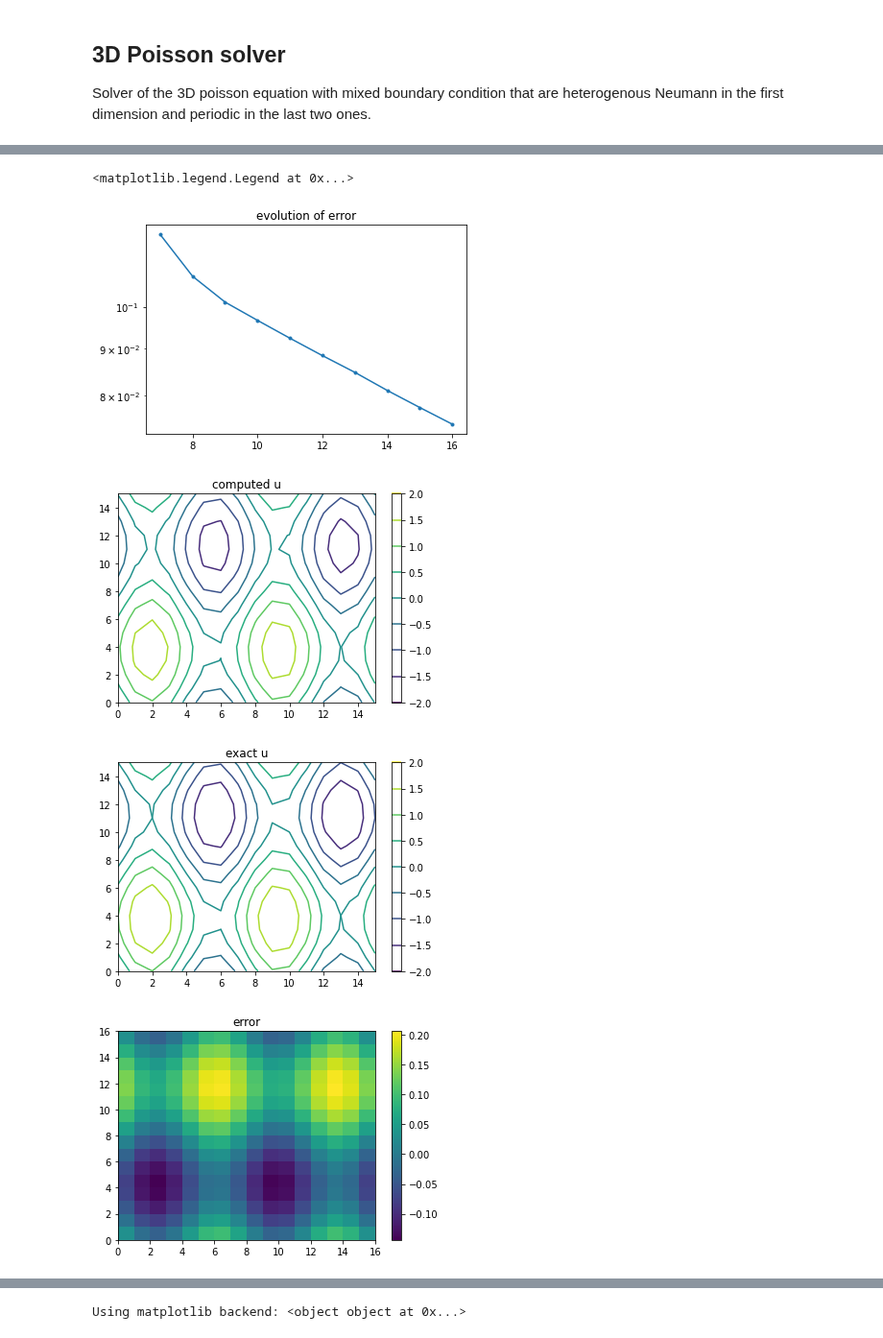
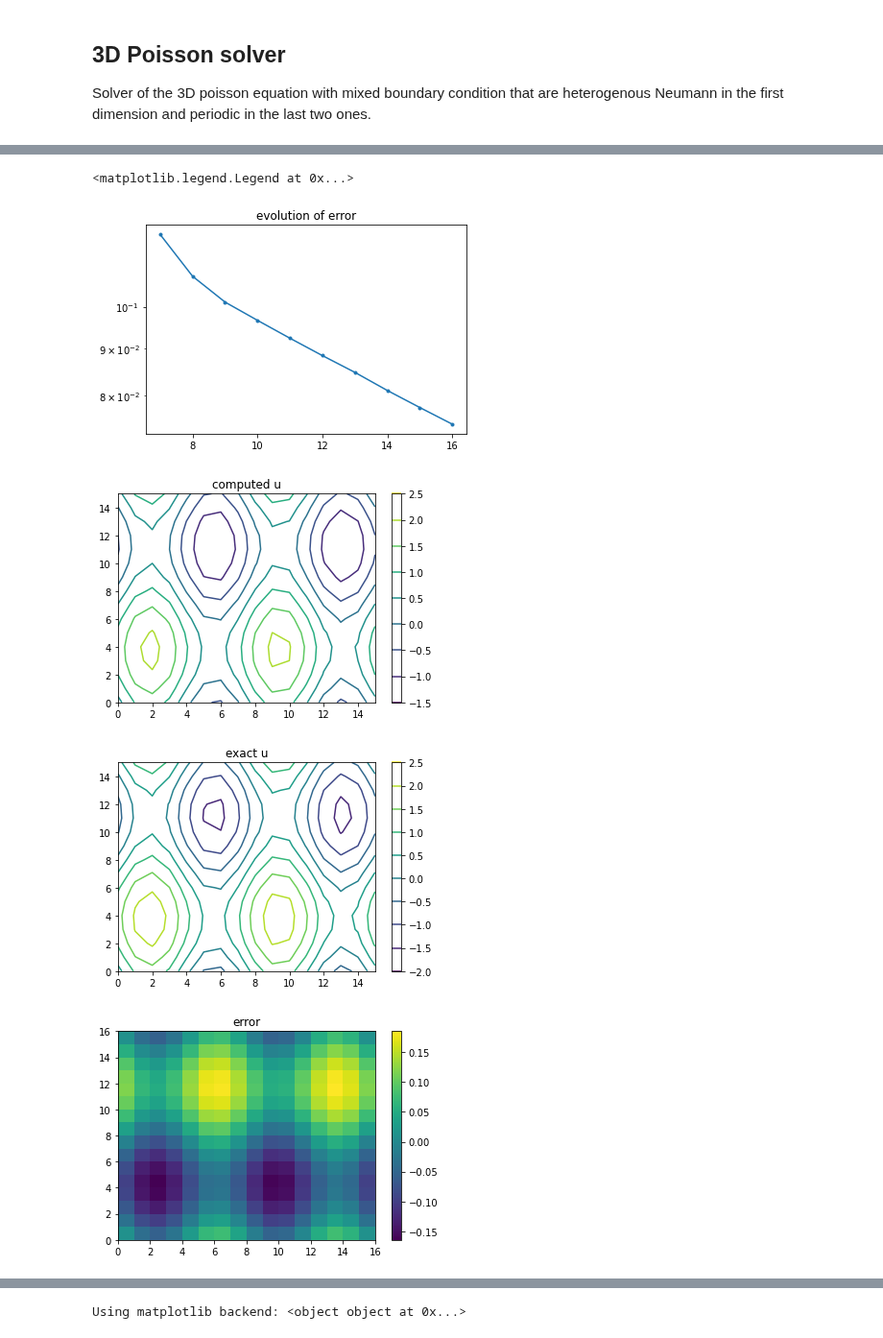
Before and after one commit to Benoit-Muller/Computational-Optimal-Transport, a Jupyter notebook: tests_BB.ipynb, the cells around one changed output, grey strips where cells are left out. Shown at 96% size. Drawn from its saved outputs; the diff is of its cells as text; code cells hidden in the pictures.

```diff
--- a/tests_BB.ipynb
+++ b/tests_BB.ipynb
@@ -113,7 +126,7 @@ print("max-norm of the error:   ", np.max(np.abs(u-uex_vect)))
 print("L1-norm of the error:   ", np.mean(np.abs(u-uex_vect)))
 print("residual 2-norm:        ", np.linalg.norm(res))
 
-i= 0
+i= 5
 plt.figure()
 plt.title("computed u")
 plt.contour(u[i,:,:])
@@ -122,35 +135,35 @@ plt.colorbar()
 plt.figure()
 plt.title("exact u")
 plt.contour(uex_vect[i,:,:])
 plt.colorbar()
 
 plt.figure()
 plt.title("error")
 plt.pcolormesh((u-uex_vect)[i,:,:])
 plt.colorbar()
 
 plt.figure()
-plt.plot(u[:,i,i])
-plt.plot(uex_vect[:,i,i],"green")
+plt.plot(u[i,i,:])
+plt.plot(uex_vect[i,i,:],"green")
 plt.legend(["computed","true"])
 # %% [output]
 [[0.30400893 0.11990439]
  [0.24771353 0.10796312]
  [0.24875667 0.10119469]
  [0.24774635 0.09666212]
  [0.23705514 0.0924242 ]
  [0.23819429 0.08848518]
  [0.22346499 0.08484602]
  [0.2224727  0.08107563]
  [0.21085559 0.07768565]
  [0.20624941 0.07450744]]
 integral of u:            0.5
 integral of uex:          0.5000000000000001
 max-norm of the error:    0.2062494114364446
 L1-norm of the error:    0.07450744000772003
 residual 2-norm:         4.630253657082984e-29
 <matplotlib.legend.Legend at 0x...>
 [figure]
-[figure, old version]
+[figure, new version]
-[figure, old version]
+[figure, new version]
-[figure, old version]
+[figure, new version]
```
Also changed, not shown: parts of 5 cells of this notebook, 1 other file.
